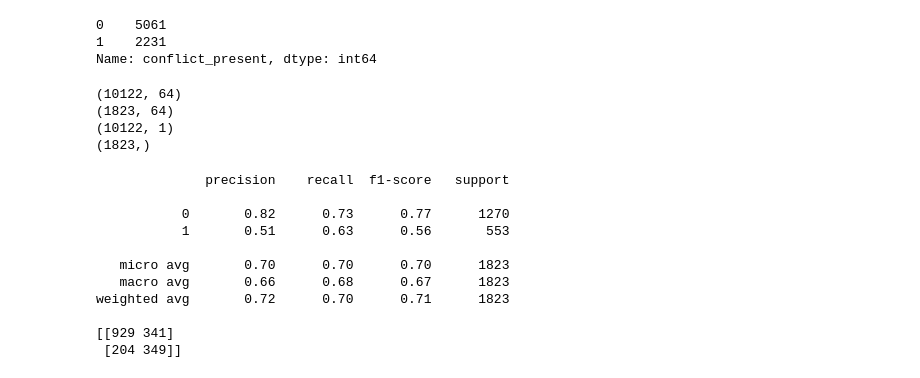
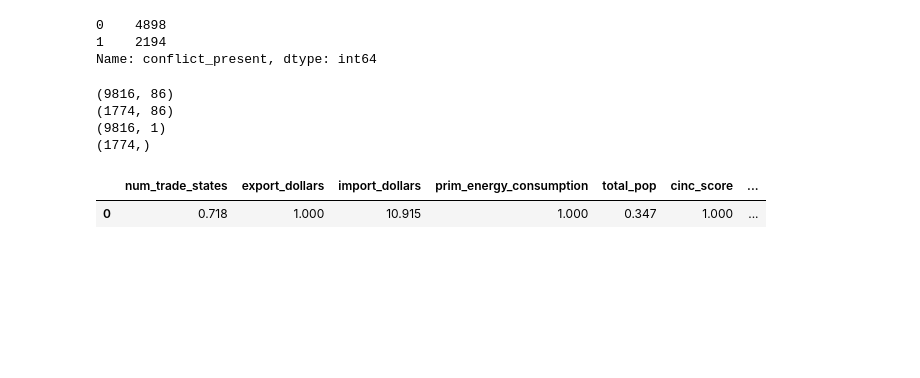
Before and after one commit to cyaris/international_armed_conflict, a Jupyter notebook: Classification – Conflict vs Peace Classification.ipynb, the cells around one changed output. Saved outputs shown, nothing was run; the diff lists cells and outputs as text; code cells hidden in the pictures; blank space fills up the shorter version.

```diff
--- a/Classification – Conflict vs Peace Classification.ipynb
+++ b/Classification – Conflict vs Peace Classification.ipynb
@@ -120,8 +117,7 @@ Length: 66, dtype: float64
 # %%
-X = df.drop(['cow_code', 'year', 'state_name', 'export_import_ratio', 'avg_hostility_level',
-             'military_expenditure', 'military_personnel', 'num_wars', 'num_conflicts',
-             'war_present', 'conflict_present', 'revision_pct', 'avg_cum_duration', 'ongoing_2010'], axis = 1)
-
+X = df.drop(['cow_code', 'year', 'state_name', 'avg_hostility_level', 'num_wars',
+             'num_conflicts', 'num_wars', 'num_conflicts', 'war_present',
+             'conflict_present', 'revision_pct', 'avg_cum_duration', 'ongoing_2010'], axis = 1)
 y = df['conflict_present']
 
 X_train, X_test, y_train, y_test = train_test_split(X, y, test_size = 0.2, random_state = 101)
@@ -134,11 +135,20 @@ Name: conflict_present, dtype: int64
+# %%
+continuous_columns = ['num_trade_states', 'export_dollars', 'import_dollars',
+                      'prim_energy_consumption', 'total_pop', 'cinc_score',
+                      'num_alliances', 'pre_1816_alliances', 'num_in_effect_1231_2012',
+                      'defense_treaties', 'neutrality_treaties', 'nonaggression_treaties',
+                      'entente_treaties', 'leader_tenure', 'age_govt', 'num_transitions_ever',
+                      'num_leadership_changes', 'military_personnel', 'military_personnel_change',
+                      'military_personnel_change_pct', 'export_import_ratio',
+                      'export_import_ratio_change', 'export_import_ratio_change_pct',
+                      'military_expenditure', 'military_expenditure_change',
+                      'military_expenditure_change_pct', 'export_dollars_change',
+                      'export_dollars_change_pct','import_dollars_change',
+                      'import_dollars_change_pct', 'prim_energy_consumption_change',
+                      'prim_energy_consumption_change_pct', 'total_pop_change',
+                      'total_pop_change_pct', 'cinc_score_change', 'mtco2',
+                      'mtco2_change_pct', 'mtco2_change']
 # %%
-continuous_columns = ['num_trade_states', 'export_dollars', 'import_dollars',
-                      'prim_energy_consumption', 'total_pop', 'cinc_score',
-                      'num_alliances', 'pre_1816_alliances', 'num_in_effect_1231_2012',
-                      'defense_treaties', 'neutrality_treaties', 'nonaggression_treaties',
-                      'entente_treaties', 'leader_tenure', 'age_govt',
-                      'num_transitions_ever', 'num_leadership_changes']
-
 X_train_cont = X_train[continuous_columns]
 X_train_cont = X_train_cont.reset_index()
 X_train_cont.drop(['index'], axis = 1, inplace = True)
@@ -172,14 +182,14 @@ X_test_scaled = pd.concat([X_test_cont_scaled, X_test_dummy], axis = 1)
 # %%
 pd.DataFrame(y_train)['conflict_present'].value_counts()
 # %% [output]
-0    5061
-1    2231
+0    4898
+1    2194
 Name: conflict_present, dtype: int64
 # %%
-smote = imblearn.over_sampling.SMOTE(ratio = {0: 5061, 1: (5061)}, random_state = 101)
+smote = imblearn.over_sampling.SMOTE(ratio = {0: 4908, 1: (4908)}, random_state = 101)
 X_train_scaled, y_train = smote.fit_sample(X_train_scaled, y_train)
 
 X_train_scaled = pd.DataFrame(X_train_scaled)
-X_train_scaled.columns = X.columns
+X_train_scaled.columns = list(continuous_columns) + list(X_train_dummy.columns)
 y_train = pd.DataFrame(y_train)
-y_train.columns = ['war_present']
+y_train.columns = ['conflict_present']
@@ -188,30 +196,22 @@ from sklearn.metrics import accuracy_score
 # %%
 print(X_train_scaled.shape)
-# print(X_val_scaled.shape)
 print(X_test_scaled.shape)
 print(y_train.shape)
-# print(y_val.shape)
 print(y_test.shape)
 # %% [output]
-(10122, 64)
-(1823, 64)
-(10122, 1)
-(1823,)
+(9816, 86)
+(1774, 86)
+(9816, 1)
+(1774,)
 # %%
 lr = LogisticRegression(penalty = 'l1')
 lr.fit(X_train_scaled, y_train)
-predictions = lr.predict(X_test_scaled)
-print(metrics.classification_report(y_test, predictions))
-print(metrics.confusion_matrix(y_test, predictions))
+train_predictions = lr.predict(X_train_scaled)
+test_predictions = lr.predict(X_test_scaled)
-# %% [output]
-              precision    recall  f1-score   support
-
-           0       0.82      0.73      0.77      1270
-           1       0.51      0.63      0.56       553
-
-   micro avg       0.70      0.70      0.70      1823
-   macro avg       0.66      0.68      0.67      1823
-weighted avg       0.72      0.70      0.71      1823
-
-[[929 341]
- [204 349]]
+# %%
+lr_coef_df = pd.DataFrame(np.e**lr.coef_)
+lr_coef_df.columns = list(continuous_columns) + list(X_train_dummy.columns)
+lr_coef_df
+# %% [output]
+|  | num_trade_states | export_dollars | import_dollars | prim_energy_consumption | total_pop | cinc_score | ... |
+| 0 | 0.718 | 1.000 | 10.915 | 1.000 | 0.347 | 1.000 | ... |
```
Also changed, not shown: parts of 20 cells of this notebook, 16 other files.
